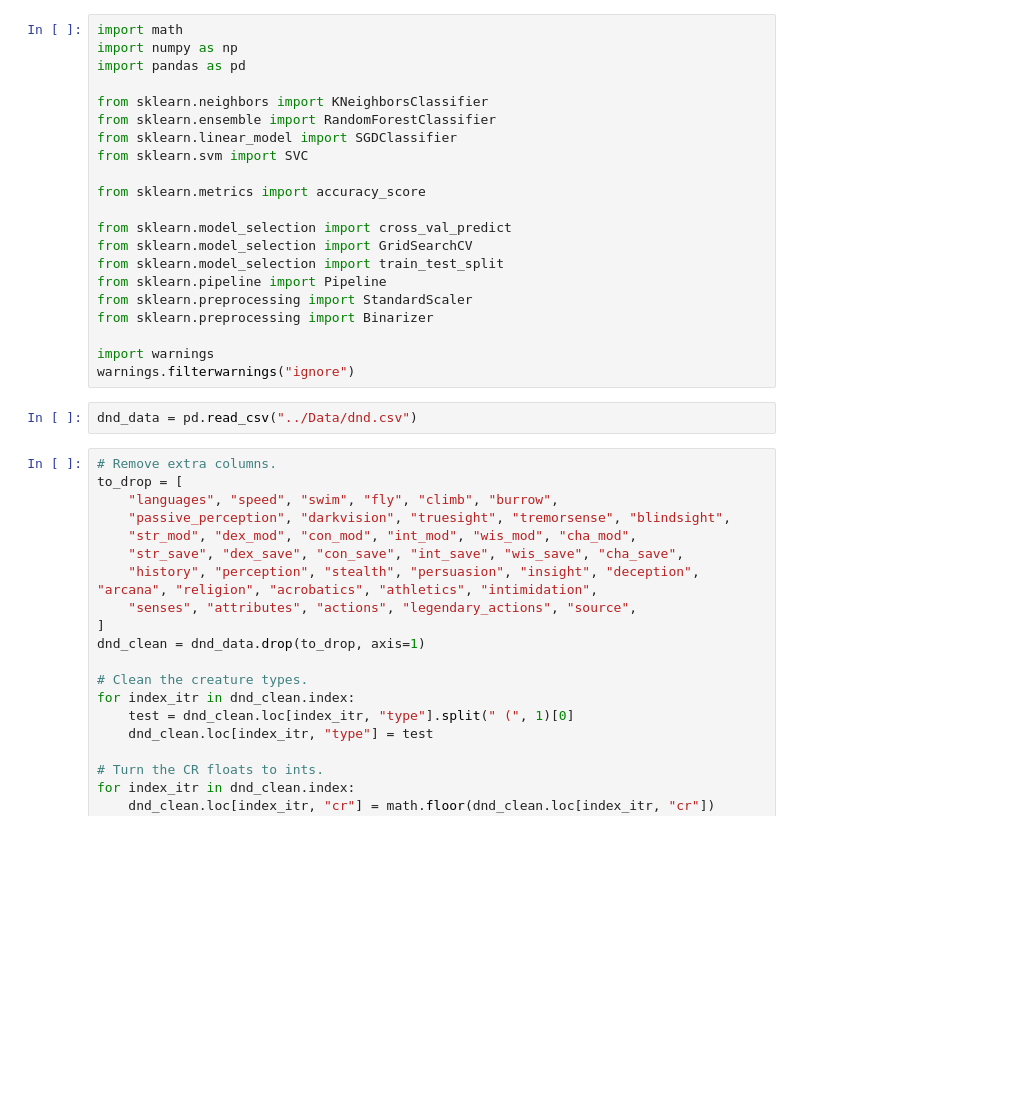
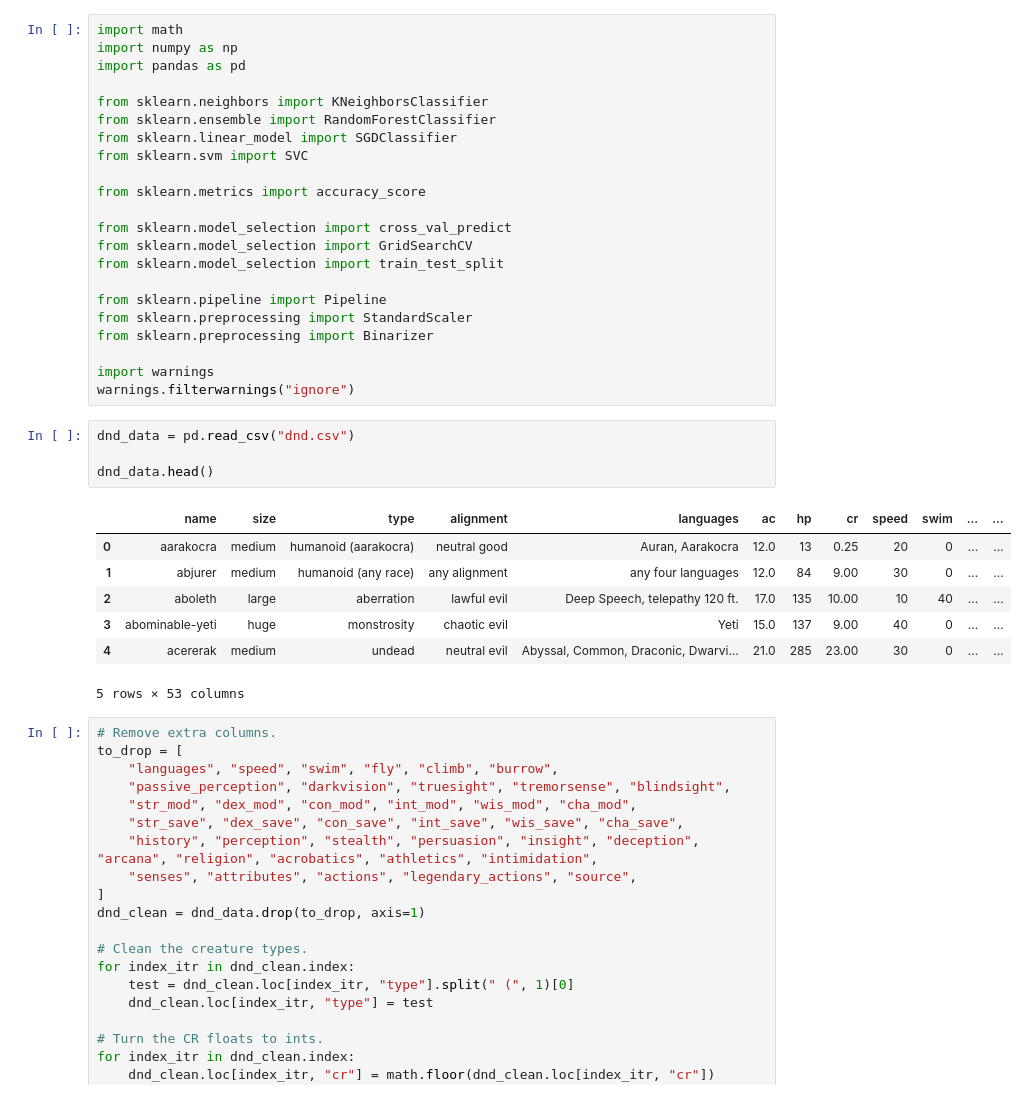
Before and after one commit to vess-dev/DnD-Statistics, a Jupyter notebook: Final.ipynb, the cells around one changed output. Cells and saved outputs as stored; diff of their text form; blank space fills up the shorter version.

```diff
--- a/Final.ipynb
+++ b/Final.ipynb
@@ -13,6 +13,7 @@ from sklearn.metrics import accuracy_score
 from sklearn.model_selection import cross_val_predict
 from sklearn.model_selection import GridSearchCV
 from sklearn.model_selection import train_test_split
+
 from sklearn.pipeline import Pipeline
 from sklearn.preprocessing import StandardScaler
 from sklearn.preprocessing import Binarizer
@@ -20,7 +21,17 @@ from sklearn.preprocessing import Binarizer
 import warnings
 warnings.filterwarnings("ignore")
 # %%
-dnd_data = pd.read_csv("../Data/dnd.csv")
+dnd_data = pd.read_csv("dnd.csv")
+
+dnd_data.head()
+# %% [output]
+|  | name | size | type | alignment | languages | ac | hp | cr | speed | swim | ... | ... |
+| 0 | aarakocra | medium | humanoid (aarakocra) | neutral good | Auran, Aarakocra | 12.0 | 13 | 0.25 | 20 | 0 | ... | ... |
+| 1 | abjurer | medium | humanoid (any race) | any alignment | any four languages | 12.0 | 84 | 9.00 | 30 | 0 | ... | ... |
+| 2 | aboleth | large | aberration | lawful evil | Deep Speech, telepathy 120 ft. | 17.0 | 135 | 10.00 | 10 | 40 | ... | ... |
+| 3 | abominable-yeti | huge | monstrosity | chaotic evil | Yeti | 15.0 | 137 | 9.00 | 40 | 0 | ... | ... |
+| 4 | acererak | medium | undead | neutral evil | Abyssal, Common, Draconic, Dwarvi... | 21.0 | 285 | 23.00 | 30 | 0 | ... | ... |
+5 rows × 53 columns
 # %%
 # Remove extra columns.
 to_drop = [
```
Also changed, not shown: parts of 2 cells of this notebook.
